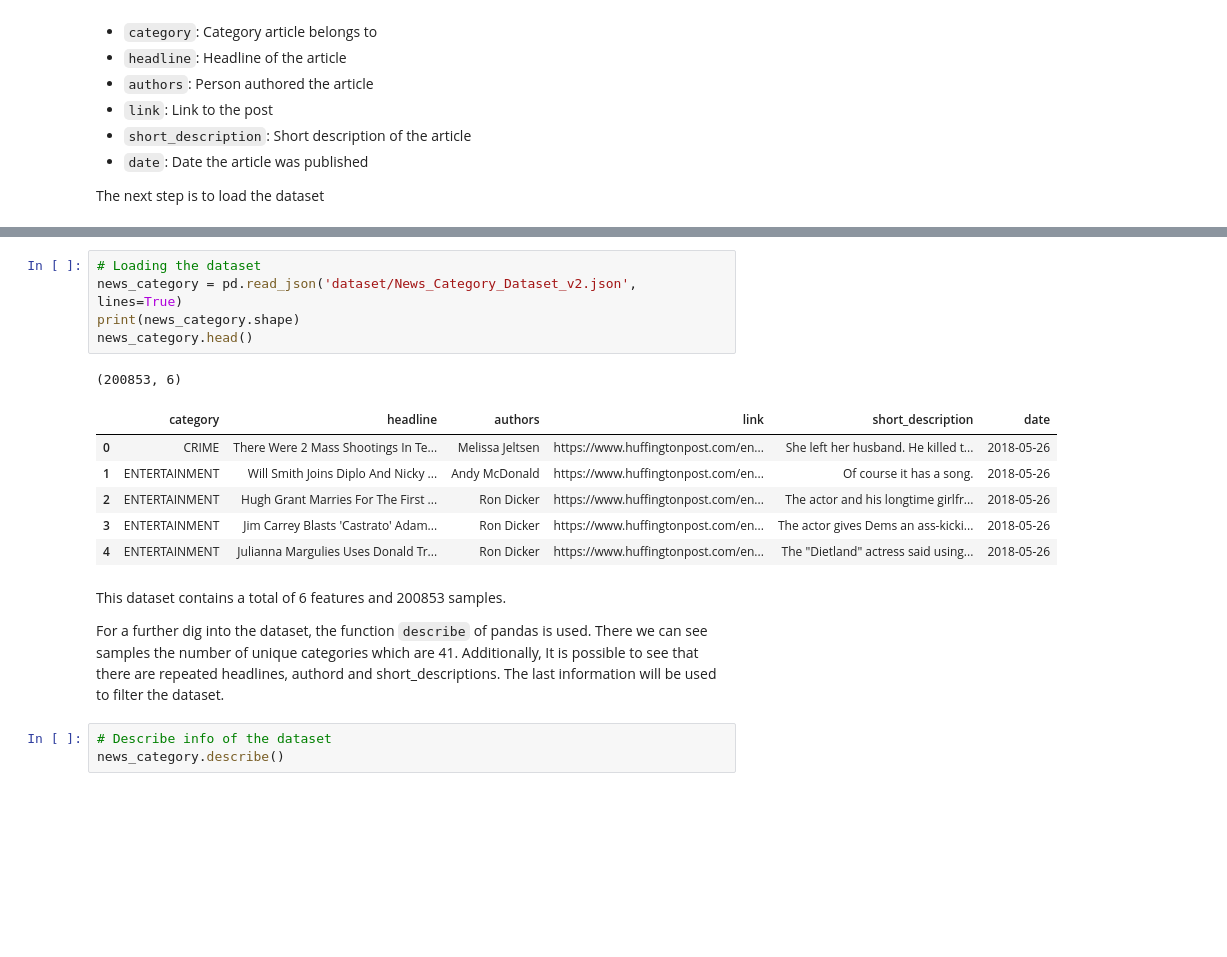
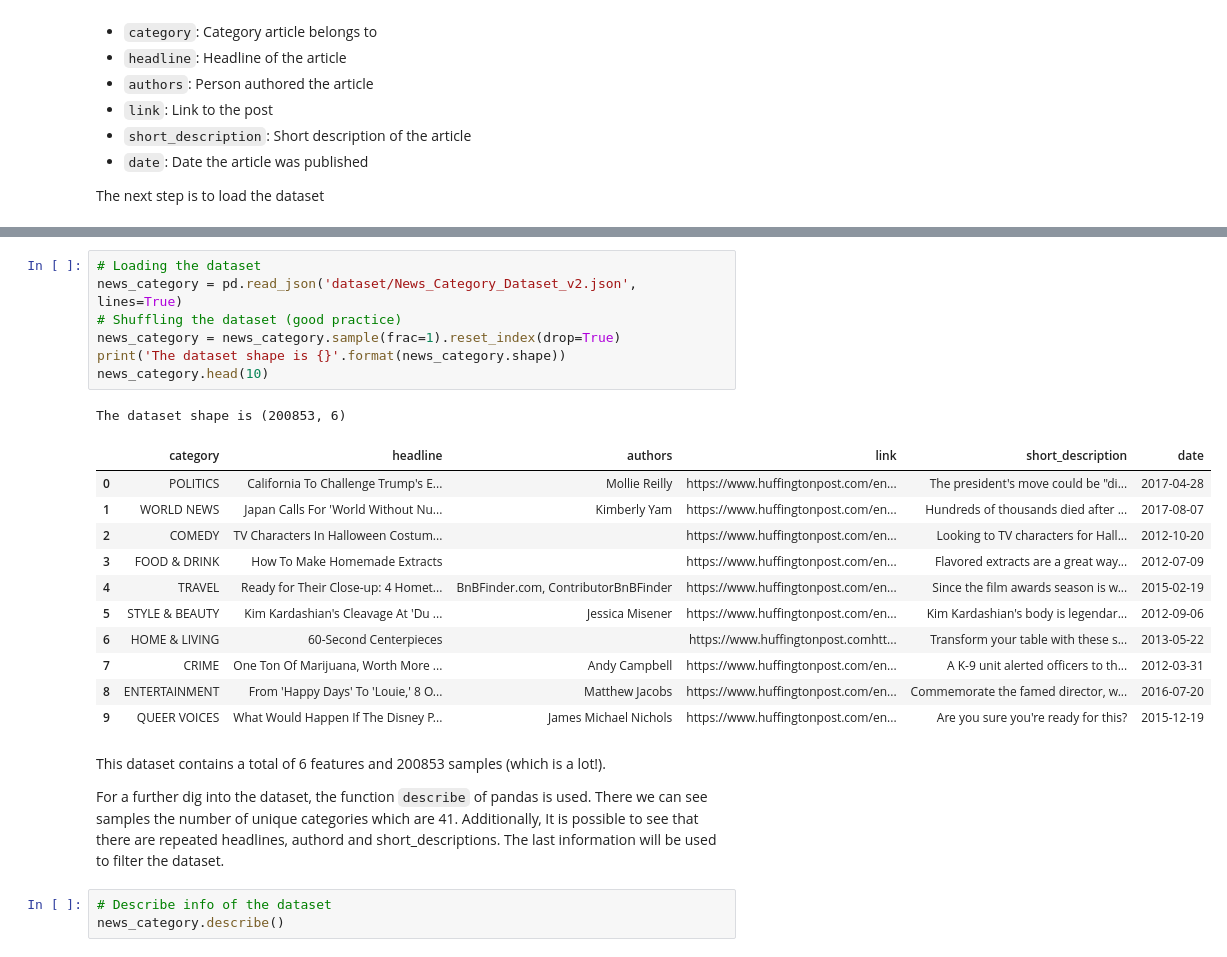
Before and after one commit to MikeS96/whale_jaguar_test, a Jupyter notebook: Solution_whale&Jaguar.ipynb, the cells around one changed output, grey strips where cells are left out. Drawn from its saved outputs; the diff is of its cells as text; blank space fills up the shorter version.

```diff
--- a/Solution_whale&Jaguar.ipynb
+++ b/Solution_whale&Jaguar.ipynb
@@ -73,18 +81,26 @@ The next step is to load the dataset
 # %%
 # Loading the dataset
 news_category = pd.read_json('dataset/News_Category_Dataset_v2.json', lines=True)
-print(news_category.shape)
-news_category.head()
+# Shuffling the dataset (good practice)
+news_category = news_category.sample(frac=1).reset_index(drop=True)
+print('The dataset shape is {}'.format(news_category.shape))
+news_category.head(10)
 # %% [output]
-(200853, 6)
+The dataset shape is (200853, 6)
 |  | category | headline | authors | link | short_description | date |
-| 0 | CRIME | There Were 2 Mass Shootings In Te... | Melissa Jeltsen | https://www.huffingtonpost.com/en... | She left her husband. He killed t... | 2018-05-26 |
-| 1 | ENTERTAINMENT | Will Smith Joins Diplo And Nicky ... | Andy McDonald | https://www.huffingtonpost.com/en... | Of course it has a song. | 2018-05-26 |
-| 2 | ENTERTAINMENT | Hugh Grant Marries For The First ... | Ron Dicker | https://www.huffingtonpost.com/en... | The actor and his longtime girlfr... | 2018-05-26 |
-| 3 | ENTERTAINMENT | Jim Carrey Blasts 'Castrato' Adam... | Ron Dicker | https://www.huffingtonpost.com/en... | The actor gives Dems an ass-kicki... | 2018-05-26 |
-| 4 | ENTERTAINMENT | Julianna Margulies Uses Donald Tr... | Ron Dicker | https://www.huffingtonpost.com/en... | The "Dietland" actress said using... | 2018-05-26 |
+| 0 | POLITICS | California To Challenge Trump's E... | Mollie Reilly | https://www.huffingtonpost.com/en... | The president's move could be "di... | 2017-04-28 |
+| 1 | WORLD NEWS | Japan Calls For 'World Without Nu... | Kimberly Yam | https://www.huffingtonpost.com/en... | Hundreds of thousands died after ... | 2017-08-07 |
+| 2 | COMEDY | TV Characters In Halloween Costum... |  | https://www.huffingtonpost.com/en... | Looking to TV characters for Hall... | 2012-10-20 |
+| 3 | FOOD & DRINK | How To Make Homemade Extracts |  | https://www.huffingtonpost.com/en... | Flavored extracts are a great way... | 2012-07-09 |
+| 4 | TRAVEL | Ready for Their Close-up: 4 Homet... | BnBFinder.com, ContributorBnBFinder | https://www.huffingtonpost.com/en... | Since the film awards season is w... | 2015-02-19 |
+| 5 | STYLE & BEAUTY | Kim Kardashian's Cleavage At 'Du ... | Jessica Misener | https://www.huffingtonpost.com/en... | Kim Kardashian's body is legendar... | 2012-09-06 |
+| 6 | HOME & LIVING | 60-Second Centerpieces |  | https://www.huffingtonpost.comhtt... | Transform your table with these s... | 2013-05-22 |
+| 7 | CRIME | One Ton Of Marijuana, Worth More ... | Andy Campbell | https://www.huffingtonpost.com/en... | A K-9 unit alerted officers to th... | 2012-03-31 |
+| 8 | ENTERTAINMENT | From 'Happy Days' To 'Louie,' 8 O... | Matthew Jacobs | https://www.huffingtonpost.com/en... | Commemorate the famed director, w... | 2016-07-20 |
+| 9 | QUEER VOICES | What Would Happen If The Disney P... | James Michael Nichols | https://www.huffingtonpost.com/en... | Are you sure you're ready for this? | 2015-12-19 |
 # %% [markdown]
-This dataset contains a total of 6 features and 200853 samples.
+This dataset contains a total of 6 features and 200853 samples (which is a lot!).
+
 
 For a further dig into the dataset, the function ``describe`` of pandas is used. There we can see samples the number of unique categories which are 41. Additionally, It is possible to see that there are repeated headlines, authord and short_descriptions. The last information will be used to filter the dataset.
 # %%
```
Also changed, not shown: parts of 35 cells of this notebook.
